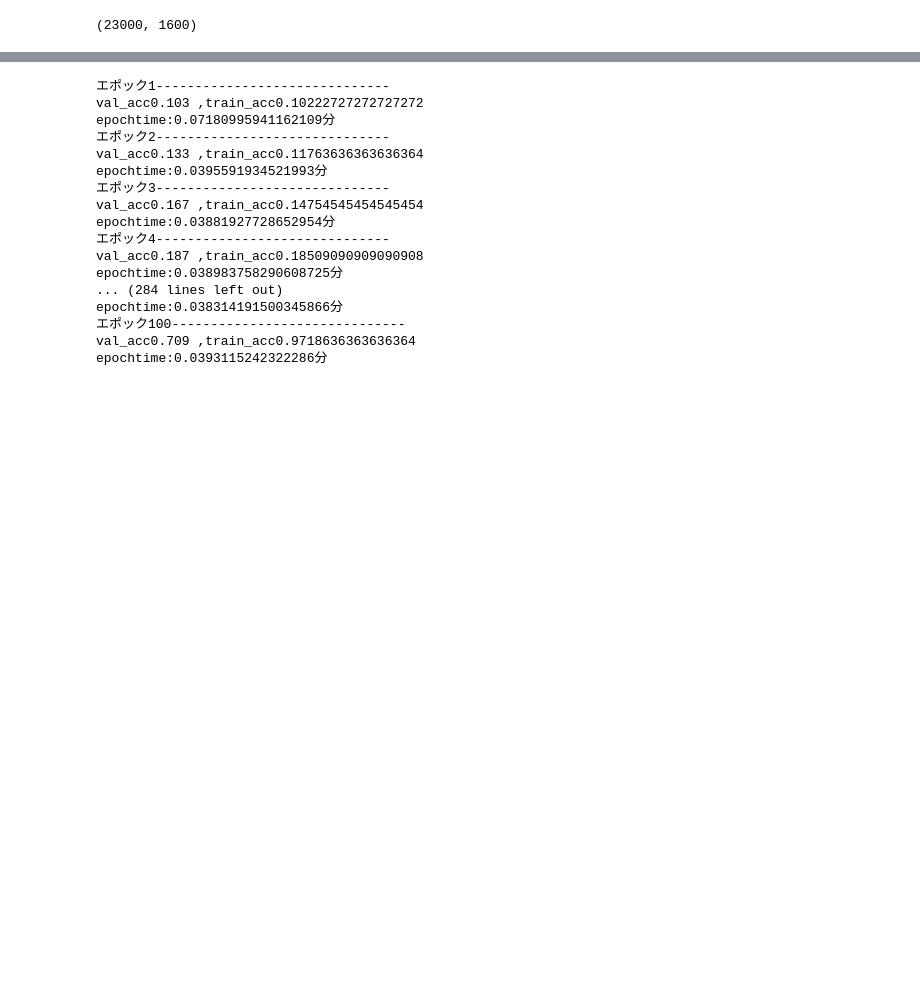
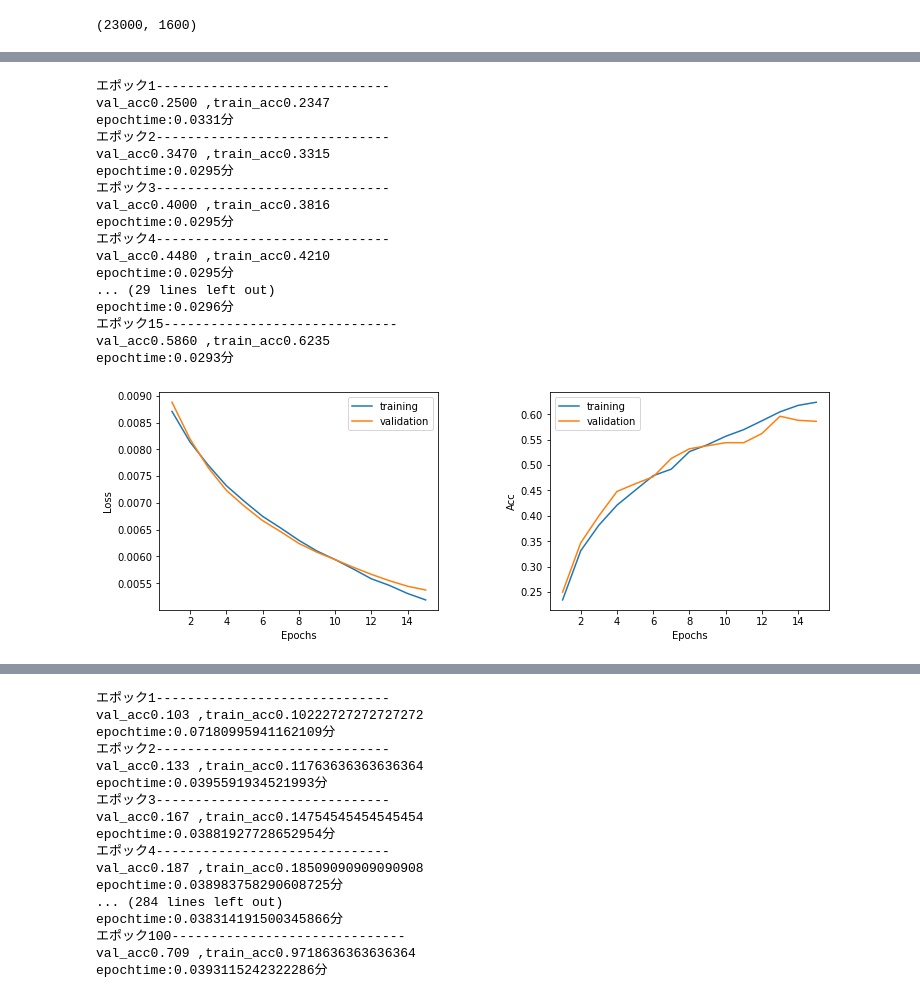
Before and after one commit to k-kw/ipynb, a Jupyter notebook: main_classification.ipynb, the cells around one changed output, grey strips where cells are left out. Cells and saved outputs as stored; diff of their text form; code cells hidden in the pictures; blank space fills up the shorter version.

```diff
--- a/main_classification.ipynb
+++ b/main_classification.ipynb
@@ -36,0 +113,31 @@ norm_loader_m_v = DataLoader(m_set_v, batch_size = batch, shuffle = False)
+# %%
+#23000枚
+optimizer = optim.Adam(model.parameters(), lr=0.00001)
+
+epochs = 15
+
+#training
+tl, vl, ta, va = DL.train_model_ver3(norm_loader_m_t, norm_loader_m_v, model, criterion, optimizer, epochs, device, \
+                                    False, None, False, None)
+
+# torch.save(model.state_dict(), md_path)
+DL.learning_curv_ver2( 12, 4, 10, 10, tls = tl, vls = vl, tas = ta, vas = va)
+# %% [output]
+エポック1------------------------------
+val_acc0.2500 ,train_acc0.2347
+epochtime:0.0331分
+エポック2------------------------------
+val_acc0.3470 ,train_acc0.3315
+epochtime:0.0295分
+エポック3------------------------------
+val_acc0.4000 ,train_acc0.3816
+epochtime:0.0295分
+エポック4------------------------------
+val_acc0.4480 ,train_acc0.4210
+epochtime:0.0295分
+... (29 lines left out)
+epochtime:0.0296分
+エポック15------------------------------
+val_acc0.5860 ,train_acc0.6235
+epochtime:0.0293分
+[figure, added]
```
Also changed, not shown: parts of 14 cells of this notebook, 1 other file.
